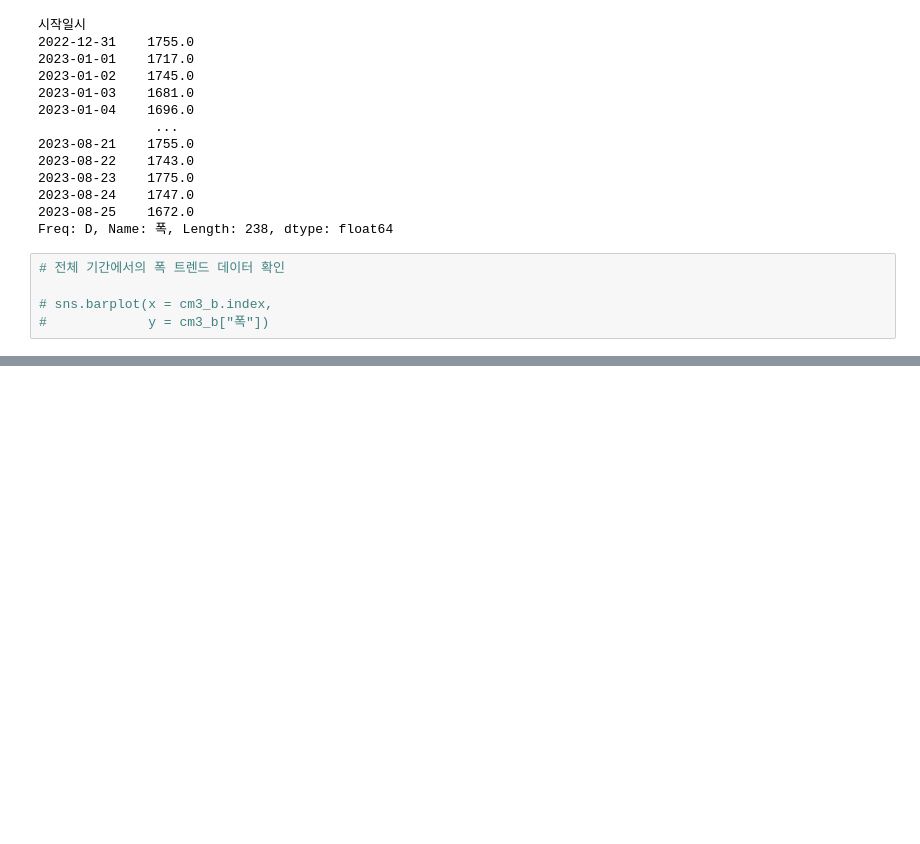
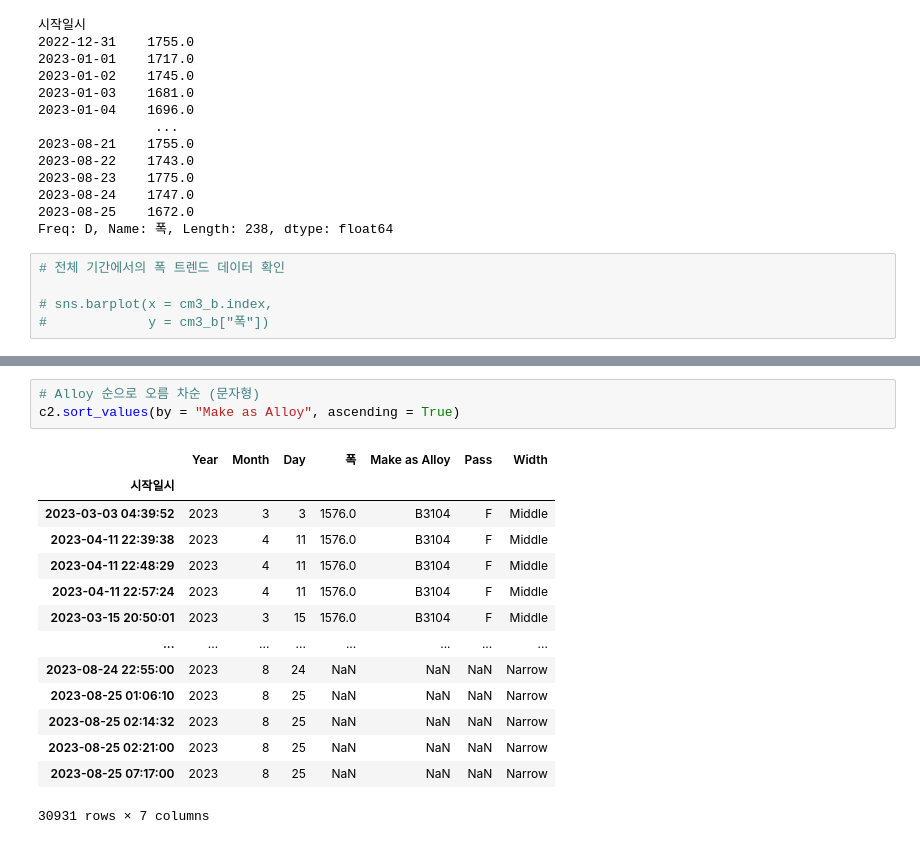
Before and after one commit to joahyot/202308_python_training_YJ, a Jupyter notebook: review02.ipynb, the cells around one changed output, grey strips where cells are left out. Cells and saved outputs as stored; diff of their text form; blank space fills up the shorter version.

```diff
--- a/review02.ipynb
+++ b/review02.ipynb
@@ -93,0 +208,18 @@ Freq: D, Name: 폭, Length: 238, dtype: float64
+# %%
+# Alloy 순으로 오름 차순 (문자형)
+c2.sort_values(by = "Make as Alloy", ascending = True)
+# %% [output]
+|  | Year | Month | Day | 폭 | Make as Alloy | Pass | Width |
+| 시작일시 |  |  |  |  |  |  |  |
+| 2023-03-03 04:39:52 | 2023 | 3 | 3 | 1576.0 | B3104 | F | Middle |
+| 2023-04-11 22:39:38 | 2023 | 4 | 11 | 1576.0 | B3104 | F | Middle |
+| 2023-04-11 22:48:29 | 2023 | 4 | 11 | 1576.0 | B3104 | F | Middle |
+| 2023-04-11 22:57:24 | 2023 | 4 | 11 | 1576.0 | B3104 | F | Middle |
+| 2023-03-15 20:50:01 | 2023 | 3 | 15 | 1576.0 | B3104 | F | Middle |
+| ... | ... | ... | ... | ... | ... | ... | ... |
+| 2023-08-24 22:55:00 | 2023 | 8 | 24 | NaN | NaN | NaN | Narrow |
+| 2023-08-25 01:06:10 | 2023 | 8 | 25 | NaN | NaN | NaN | Narrow |
+| 2023-08-25 02:14:32 | 2023 | 8 | 25 | NaN | NaN | NaN | Narrow |
+| 2023-08-25 02:21:00 | 2023 | 8 | 25 | NaN | NaN | NaN | Narrow |
+| 2023-08-25 07:17:00 | 2023 | 8 | 25 | NaN | NaN | NaN | Narrow |
+30931 rows × 7 columns
```
Also changed, not shown: parts of 17 cells of this notebook, 1 other file.
